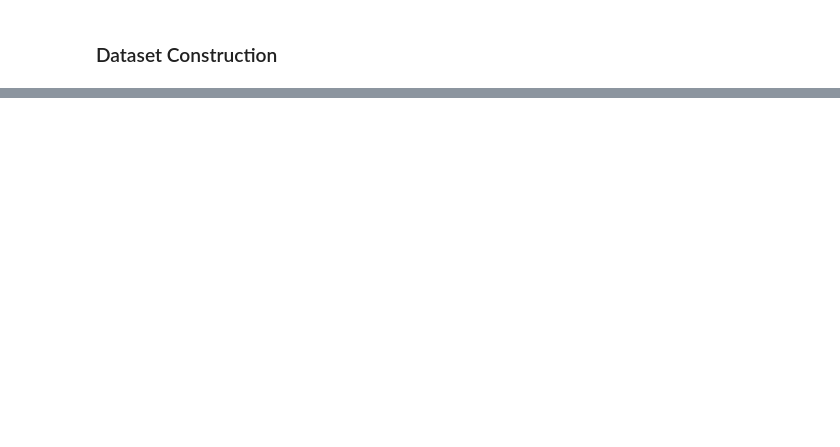
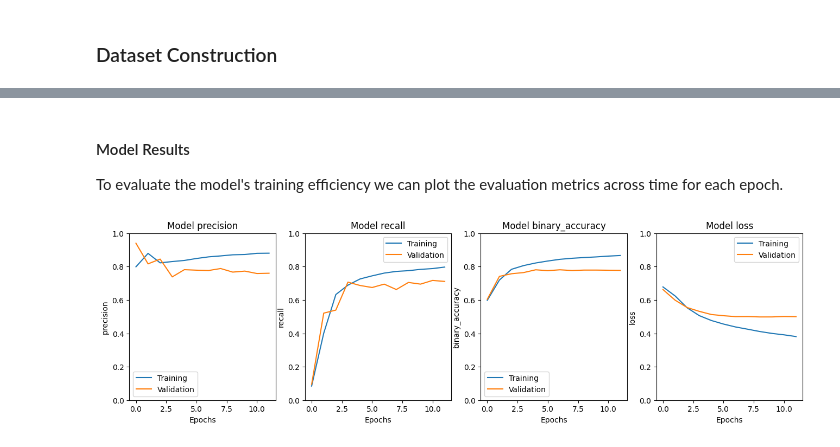
Before and after one commit to IvMonares/NLP_Disaster_Tweets, a Jupyter notebook: Regression Networks.ipynb, the cells around one changed output, grey strips where cells are left out. Cells and saved outputs as stored; diff of their text form; code cells hidden in the pictures; blank space fills up the shorter version.

```diff
--- a/Regression Networks.ipynb
+++ b/Regression Networks.ipynb
@@ -38,0 +161,3 @@ For any given image, a positive label '1' indicates that the Tweet is about a re
+# %%
+encoder = layers.TextVectorization(max_tokens=1000)
+encoder.adapt(training_dataset_.map(lambda text, label: text))
@@ -38,0 +207,24 @@ For any given image, a positive label '1' indicates that the Tweet is about a re
+# %%
+# Define early stop callback
+early_stopping_cb = keras.callbacks.EarlyStopping(patience=3, restore_best_weights=True)
+
+# Add optimizers and evaluation metrics to model
+model.compile(
+    optimizer=tf.keras.optimizers.Adam(2e-4, beta_1=0.5),
+    # optimizer=keras.optimizers.SGD(learning_rate=0.00125),
+    loss="binary_crossentropy",
+    # loss=tf.keras.losses.BinaryCrossentropy(),
+    metrics=[
+             keras.metrics.BinaryAccuracy(),
+             keras.metrics.Precision(name="precision"),
+             keras.metrics.Recall(name="recall")
+             ],
+)
+
+# Train model
+history = model.fit(
+    training_dataset_,
+    epochs=20,
+    validation_data=validation_dataset_,
+    callbacks=[early_stopping_cb]
+)
@@ -38,0 +249,21 @@ For any given image, a positive label '1' indicates that the Tweet is about a re
+# %% [markdown]
+#### Model Results
+
+To evaluate the model's training efficiency we can plot the evaluation metrics across time for each epoch.
+# %%
+graph_metrics = ["precision", "recall", "binary_accuracy", "loss"]
+# graph_metrics = ["binary_accuracy", "loss"]
+
+fig, ax = plt.subplots(1, len(graph_metrics), figsize=(16, 4))
+ax = ax.ravel()
+
+for i, metric in enumerate(graph_metrics):
+    ax[i].plot(history.history[metric])
+    ax[i].plot(history.history["val_" + metric])
+    ax[i].set_title("Model " + metric)
+    ax[i].set_xlabel("Epochs")
+    ax[i].set_ylabel(metric)
+    ax[i].legend(["Training", "Validation"])
+    ax[i].set_ylim(ymin=0, ymax=1)
+# %% [output]
+[figure, added]
```
Also changed, not shown: parts of 49 cells of this notebook.
